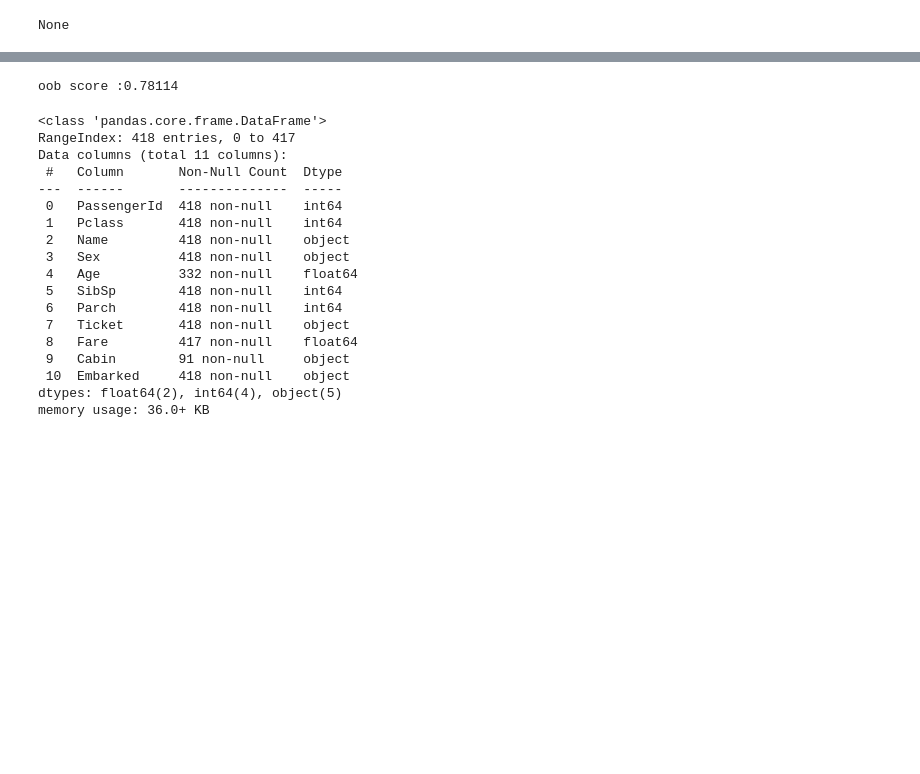
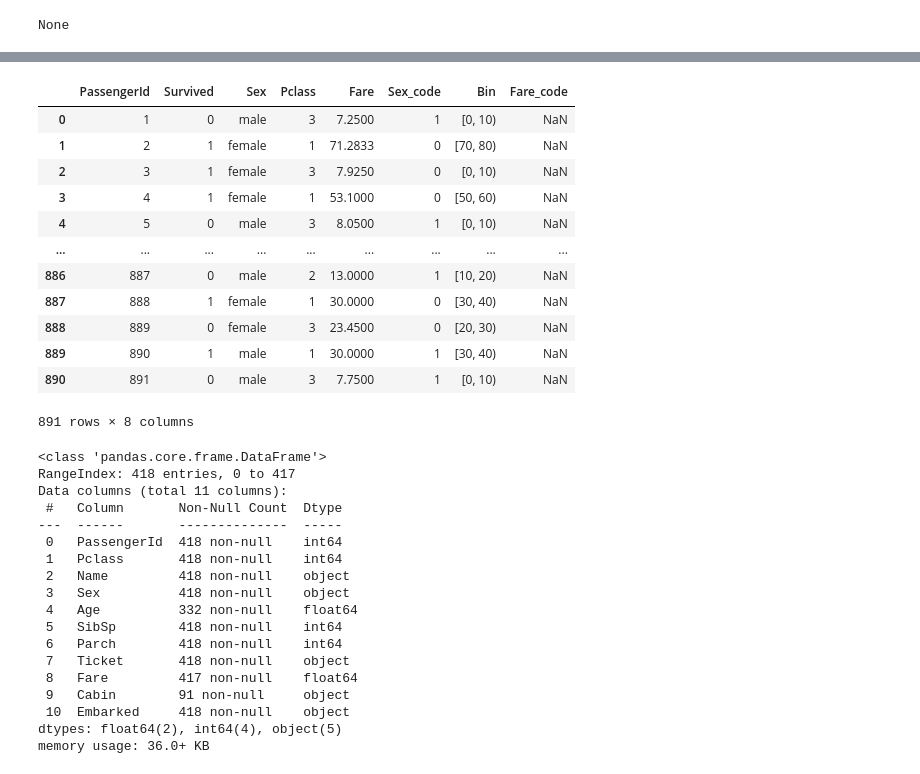
Before and after one commit to morpheus9631/titanic, a Jupyter notebook: ipynb/train_v2.ipynb, the cells around one changed output, grey strips where cells are left out. Cells and saved outputs as stored; diff of their text form; code cells hidden in the pictures; blank space fills up the shorter version.

```diff
--- a/ipynb/train_v2.ipynb
+++ b/ipynb/train_v2.ipynb
@@ -113,17 +195,40 @@ None
 # %%
 # Training 1
-features = ['PassengerId', 'Sex_code','Pclass']
-inps = df_data.filter(features, axis=1)
-lbls = df_data['Survived']
+features = ['PassengerId', 'Survived', 'Sex','Pclass', 'Fare']
+df_data = df_train[features].copy()
 
-rf_model = RandomForestClassifier(
-    random_state=2, n_estimators=250, min_samples_split=20, oob_score=True
-)
+# For Sex
+df_data['Sex_code'] = df_data['Sex'].map(dict_sex)
 
-rf_model.fit(inps, lbls)
-print('oob score :%.5f' %(rf_model.oob_score_))
+# For Fare
+bins_fare = [0, 10, 20, 30, 40, 50, 60, 70, 80, 90, 100, 200, 300, 513]
+df_data['Bin'] = pd.cut(df_data['Fare'], bins_fare, right=False)
+df_data['Fare_code'] = df_data.Bin.map(dict_fare)
+display(df_data)
+
+# inps = df_data.filter(features, axis=1)
+# lbls = df_data['Survived']
+
+# rf_model = RandomForestClassifier(
+#     random_state=2, n_estimators=250, min_samples_split=20, oob_score=True
+# )
+
+# rf_model.fit(inps, lbls)
+# print('oob score :%.5f' %(rf_model.oob_score_))
 # %% [output]
+|  | PassengerId | Survived | Sex | Pclass | Fare | Sex_code | Bin | Fare_code |
+| 0 | 1 | 0 | male | 3 | 7.2500 | 1 | [0, 10) | NaN |
+| 1 | 2 | 1 | female | 1 | 71.2833 | 0 | [70, 80) | NaN |
+| 2 | 3 | 1 | female | 3 | 7.9250 | 0 | [0, 10) | NaN |
+| 3 | 4 | 1 | female | 1 | 53.1000 | 0 | [50, 60) | NaN |
+| 4 | 5 | 0 | male | 3 | 8.0500 | 1 | [0, 10) | NaN |
+| ... | ... | ... | ... | ... | ... | ... | ... | ... |
+| 886 | 887 | 0 | male | 2 | 13.0000 | 1 | [10, 20) | NaN |
+| 887 | 888 | 1 | female | 1 | 30.0000 | 0 | [30, 40) | NaN |
+| 888 | 889 | 0 | female | 3 | 23.4500 | 0 | [20, 30) | NaN |
+| 889 | 890 | 1 | male | 1 | 30.0000 | 1 | [30, 40) | NaN |
+| 890 | 891 | 0 | male | 3 | 7.7500 | 1 | [0, 10) | NaN |
-oob score :0.78114
+891 rows × 8 columns
 # %%
 # Prediction
 
```
Also changed, not shown: parts of 7 cells of this notebook, 5 other files.
